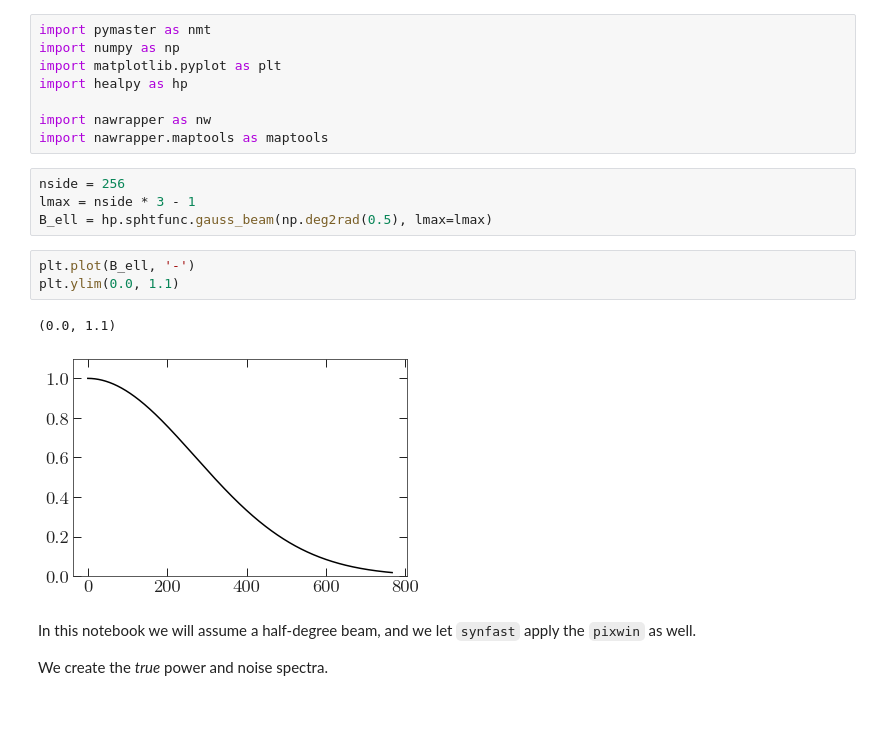
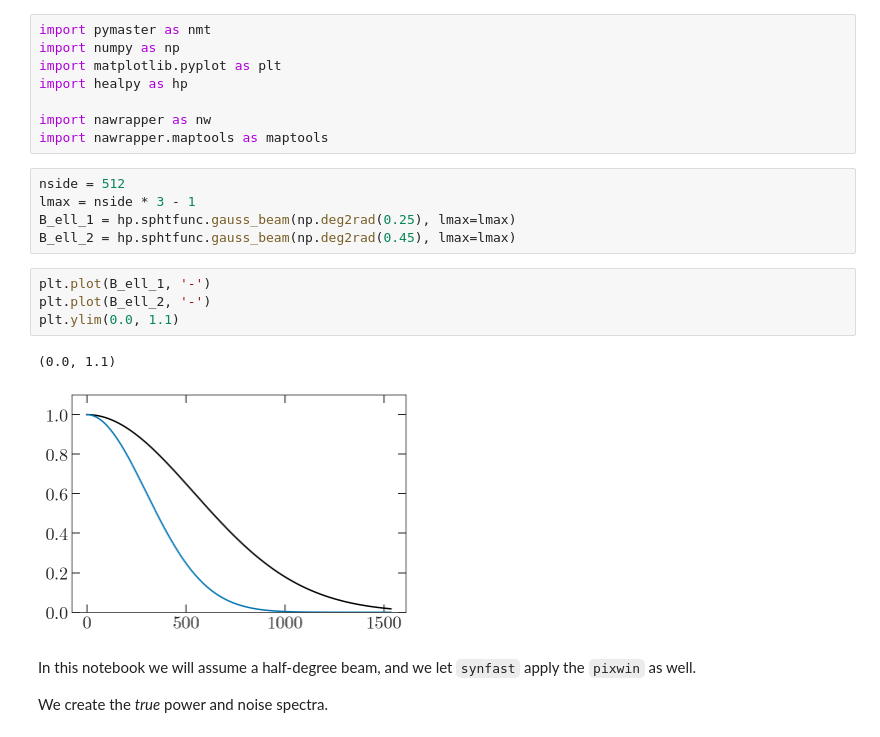
Before and after one commit to xzackli/nawrapper, a Jupyter notebook: notebooks/Healpix Sims.ipynb, the cells around one changed output. Saved outputs shown, nothing was run; the diff lists cells and outputs as text; blank space fills up the shorter version.

```diff
--- a/notebooks/Healpix Sims.ipynb
+++ b/notebooks/Healpix Sims.ipynb
@@ -12,15 +12,17 @@ import healpy as hp
 import nawrapper as nw
 import nawrapper.maptools as maptools
 # %%
-nside = 256
+nside = 512
 lmax = nside * 3 - 1
-B_ell = hp.sphtfunc.gauss_beam(np.deg2rad(0.5), lmax=lmax)
+B_ell_1 = hp.sphtfunc.gauss_beam(np.deg2rad(0.25), lmax=lmax)
+B_ell_2 = hp.sphtfunc.gauss_beam(np.deg2rad(0.45), lmax=lmax)
 # %%
-plt.plot(B_ell, '-')
+plt.plot(B_ell_1, '-')
+plt.plot(B_ell_2, '-')
 plt.ylim(0.0, 1.1)
 # %% [output]
 (0.0, 1.1)
-[figure, old version]
+[figure, new version]
 # %% [markdown]
 In this notebook we will assume a half-degree beam, and we let `synfast` apply the `pixwin` as well.
 
```
Also changed, not shown: parts of 34 cells of this notebook, 5 other files.
